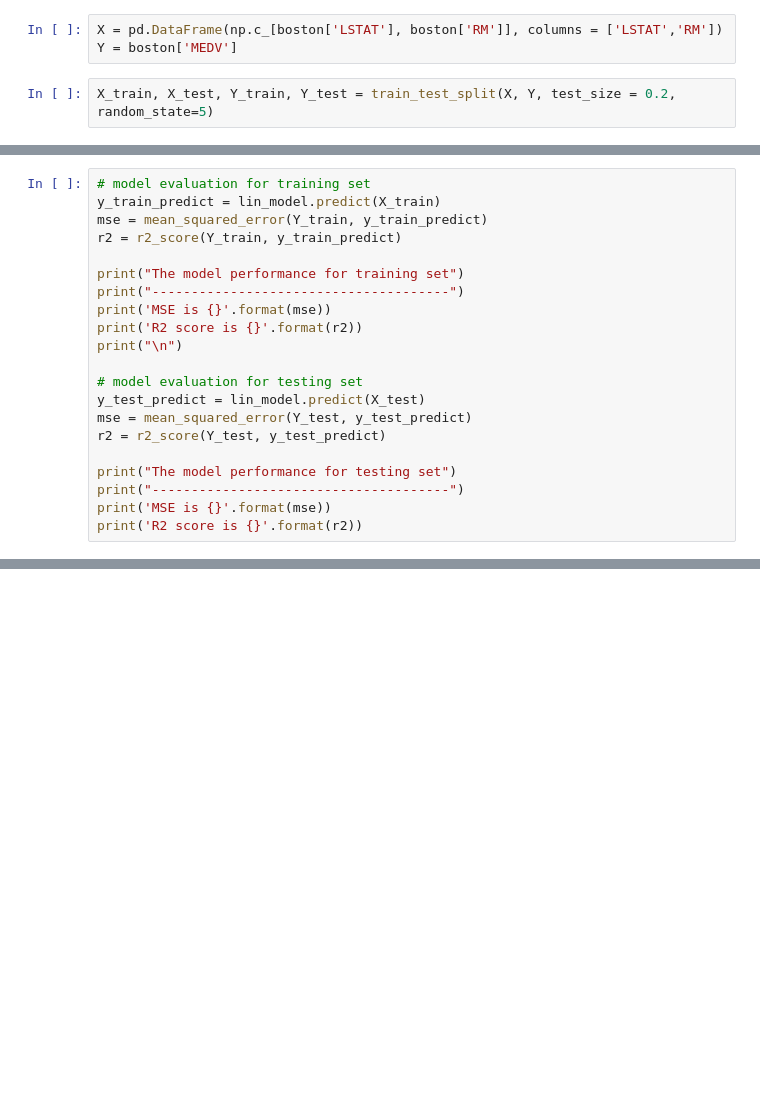
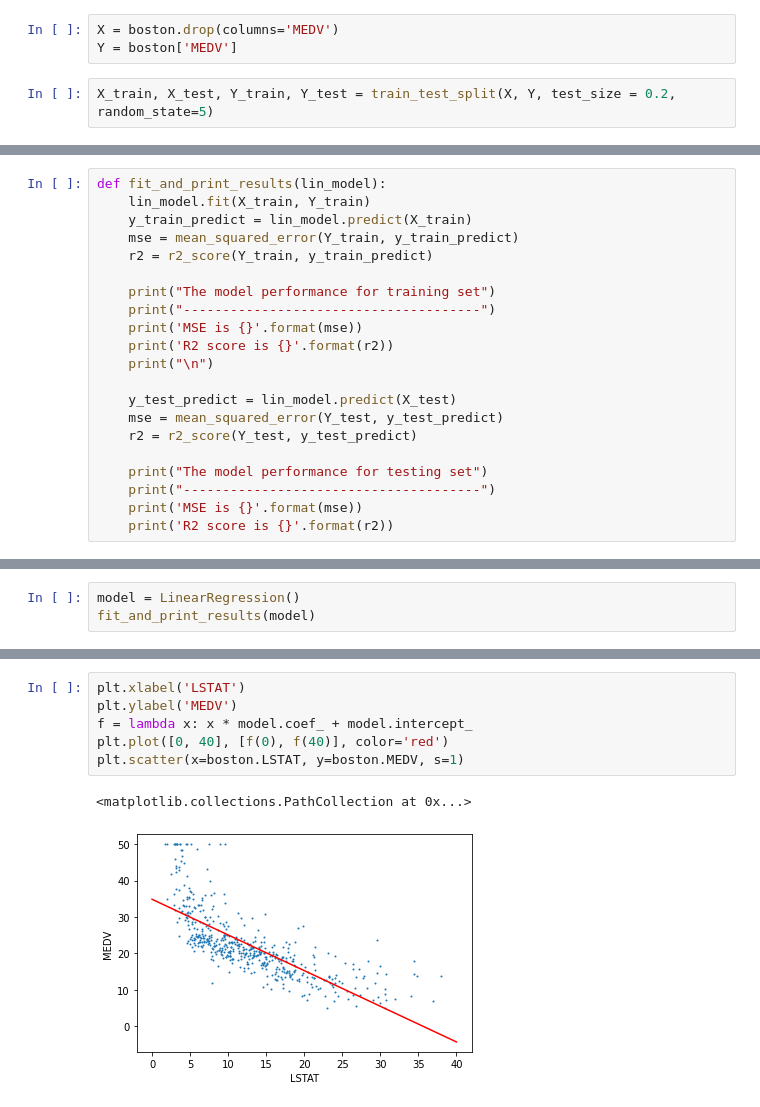
Before and after one commit to naignatiev/lin_reg, a Jupyter notebook: lin_reg.ipynb, the cells around one changed output, grey strips where cells are left out. Drawn from its saved outputs; the diff is of its cells as text; blank space fills up the shorter version.

```diff
--- a/lin_reg.ipynb
+++ b/lin_reg.ipynb
@@ -38,7 +38,7 @@ plt.scatter(x=boston.LSTAT, y=boston.MEDV, s=1)
 <matplotlib.collections.PathCollection at 0x...>
 [figure]
 # %%
-X = pd.DataFrame(np.c_[boston['LSTAT'], boston['RM']], columns = ['LSTAT','RM'])
+X = boston.drop(columns='MEDV')
 Y = boston['MEDV']
 # %%
 X_train, X_test, Y_train, Y_test = train_test_split(X, Y, test_size = 0.2, random_state=5)
@@ -50,21 +45,21 @@ LinearRegression()
 # %%
-# model evaluation for training set
-y_train_predict = lin_model.predict(X_train)
-mse = mean_squared_error(Y_train, y_train_predict)
-r2 = r2_score(Y_train, y_train_predict)
+def fit_and_print_results(lin_model):
+    lin_model.fit(X_train, Y_train)
+    y_train_predict = lin_model.predict(X_train)
+    mse = mean_squared_error(Y_train, y_train_predict)
+    r2 = r2_score(Y_train, y_train_predict)
 
-print("The model performance for training set")
-print("--------------------------------------")
-print('MSE is {}'.format(mse))
-print('R2 score is {}'.format(r2))
-print("\n")
+    print("The model performance for training set")
+    print("--------------------------------------")
+    print('MSE is {}'.format(mse))
+    print('R2 score is {}'.format(r2))
+    print("\n")
 
-# model evaluation for testing set
-y_test_predict = lin_model.predict(X_test)
-mse = mean_squared_error(Y_test, y_test_predict)
-r2 = r2_score(Y_test, y_test_predict)
+    y_test_predict = lin_model.predict(X_test)
+    mse = mean_squared_error(Y_test, y_test_predict)
+    r2 = r2_score(Y_test, y_test_predict)
 
-print("The model performance for testing set")
-print("--------------------------------------")
-print('MSE is {}'.format(mse))
-print('R2 score is {}'.format(r2))
+    print("The model performance for testing set")
+    print("--------------------------------------")
+    print('MSE is {}'.format(mse))
+    print('R2 score is {}'.format(r2))
@@ -81,0 +117,3 @@ R2 score is 0.6628996975186952
+# %%
+model = LinearRegression()
+fit_and_print_results(model)
@@ -81,0 +131,9 @@ R2 score is 0.6628996975186952
+# %%
+plt.xlabel('LSTAT')
+plt.ylabel('MEDV')
+f = lambda x: x * model.coef_ + model.intercept_
+plt.plot([0, 40], [f(0), f(40)], color='red')
+plt.scatter(x=boston.LSTAT, y=boston.MEDV, s=1)
+# %% [output]
+<matplotlib.collections.PathCollection at 0x...>
+[figure, added]
```
Also changed, not shown: parts of 9 cells of this notebook.
